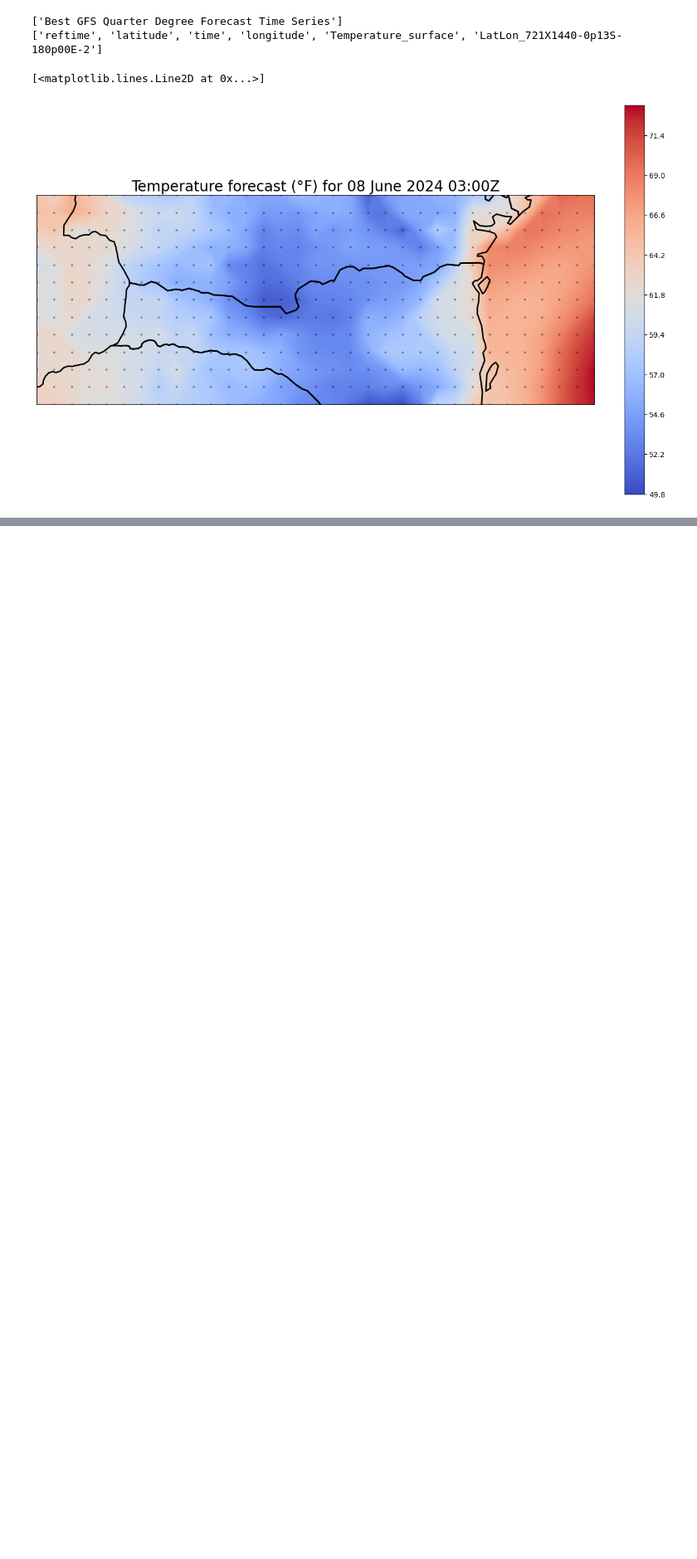
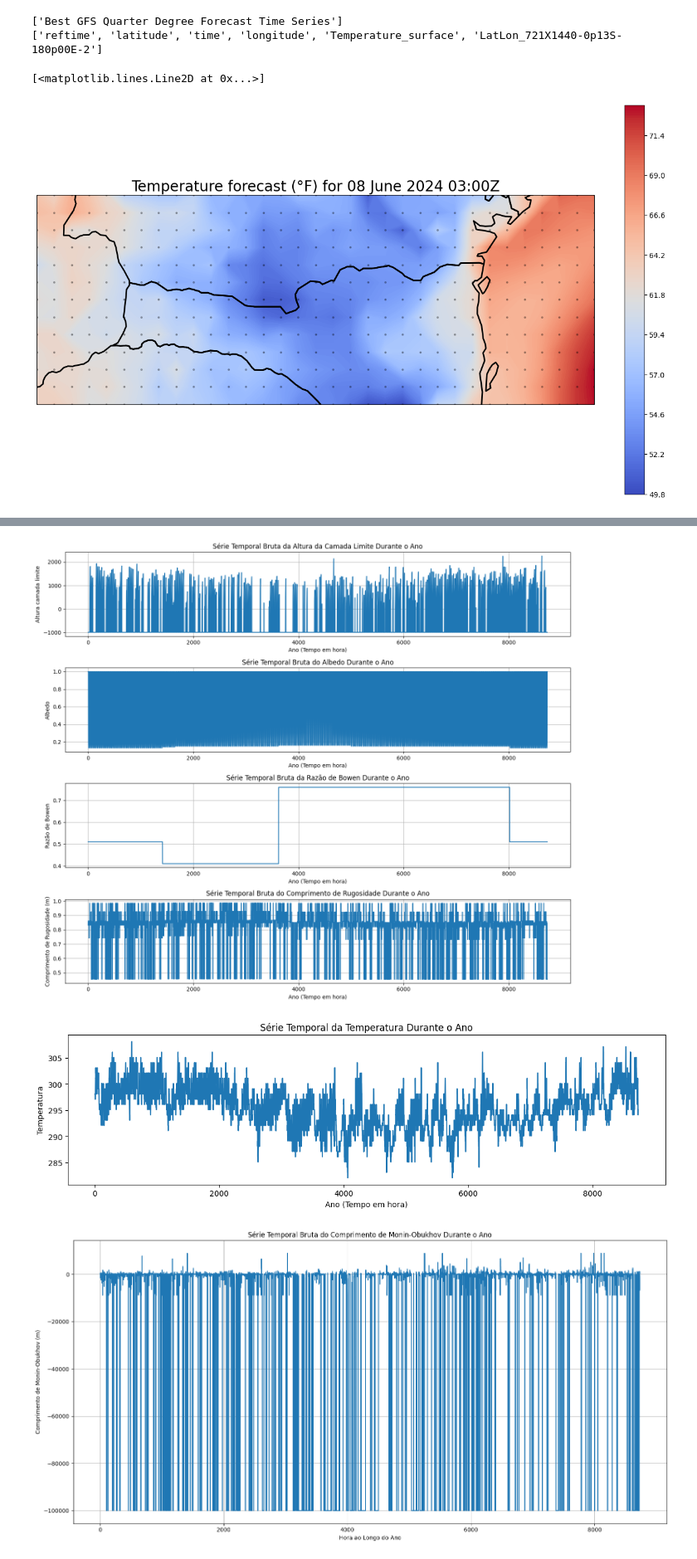
Before and after one commit to Marcosperrude/ENS5173_202401, a Jupyter notebook: atividade02.ipynb, the cells around one changed output, grey strips where cells are left out. Shown at 83% size. Saved outputs shown, nothing was run; the diff lists cells and outputs as text; code cells hidden in the pictures; blank space fills up the shorter version.

```diff
--- a/atividade02.ipynb
+++ b/atividade02.ipynb
@@ -516,0 +631,77 @@ ax.plot(lon_2d.flatten(), lat_2d.flatten(), marker='o', color='black', markersiz
+# %%
+import numpy as np
+import pandas as pd
+import matplotlib.pyplot as plt
+import seaborn as sns
+
+# Configurar o tamanho do gráfico
+plt.figure(figsize=(14, 12))
+
+# Filtrar os dados
+data_filtered = data[['hora', 'altura_mistura_convectiva', 'albedo', 'razao_bowen', 'comprimento_rugosidade']].dropna()
+
+# Gráfico de série temporal para altura da mistura convectiva
+plt.subplot(4, 1, 1)
+sns.lineplot(x=range(len(data_filtered)), y='altura_mistura_convectiva', data=data_filtered, marker='', linestyle='-')
+plt.title('Série Temporal Bruta da Altura da Camada Limite Durante o Ano')
+plt.xlabel('Ano (Tempo em hora)')
+plt.ylabel('Altura camada limite')
+plt.grid(True)
+
+# Gráfico de série temporal para albedo
+plt.subplot(4, 1, 2)
+sns.lineplot(x=range(len(data_filtered)), y='albedo', data=data_filtered, marker='', linestyle='-')
+plt.title('Série Temporal Bruta do Albedo Durante o Ano')
+plt.xlabel('Ano (Tempo em hora)')
+plt.ylabel('Albedo')
+plt.grid(True)
+
+# Gráfico de série temporal para razão de Bowen
+plt.subplot(4, 1, 3)
+sns.lineplot(x=range(len(data_filtered)), y='razao_bowen', data=data_filtered, marker='', linestyle='-')
+plt.title('Série Temporal Bruta da Razão de Bowen Durante o Ano')
+plt.xlabel('Ano (Tempo em hora)')
+plt.ylabel('Razão de Bowen')
+plt.grid(True)
+
+# Gráfico de série temporal para comprimento de rugosidade
+plt.subplot(4, 1, 4)
+sns.lineplot(x=range(len(data_filtered)), y='comprimento_rugosidade', data=data_filtered, marker='', linestyle='-')
+plt.title('Série Temporal Bruta do Comprimento de Rugosidade Durante o Ano')
+plt.xlabel('Ano (Tempo em hora)')
+plt.ylabel('Comprimento de Rugosidade (m)')
+plt.grid(True)
+
+# Ajustar o layout
+plt.tight_layout()
+
+# Configurar o tamanho do gráfico
+plt.figure(figsize=(14, 12))
+
+# Gráfico de série temporal para temperatura
+plt.subplot(3, 1, 1)
+sns.lineplot(x=range(len(data)), y='temperatura', data=data)
+plt.title('Série Temporal da Temperatura Durante o Ano')
+plt.xlabel('Ano (Tempo em hora)')
+plt.ylabel('Temperatura')
+
+# Criar uma nova coluna 'hora_ano' que representa a hora ao longo do ano
+data['hora_ano'] = np.arange(1, len(data) + 1)
+
+# Configurar o tamanho do gráfico
+plt.figure(figsize=(16, 8))
+
+# Gráfico de série temporal para comprimento de Monin-Obukhov
+sns.lineplot(x='hora_ano', y='comprimento_monin_obukhov', data=data, marker='', linestyle='-')
+plt.title('Série Temporal Bruta do Comprimento de Monin-Obukhov Durante o Ano')
+plt.xlabel('Hora ao Longo do Ano')
+plt.ylabel('Comprimento de Monin-Obukhov (m)')
+plt.grid(True)
+
+# Ajustar o layout
+plt.tight_layout()
+plt.show()
+# %% [output]
+[figure, added]
+[figure, added]
+[figure, added]
```
Also changed, not shown: parts of 13 cells of this notebook.
